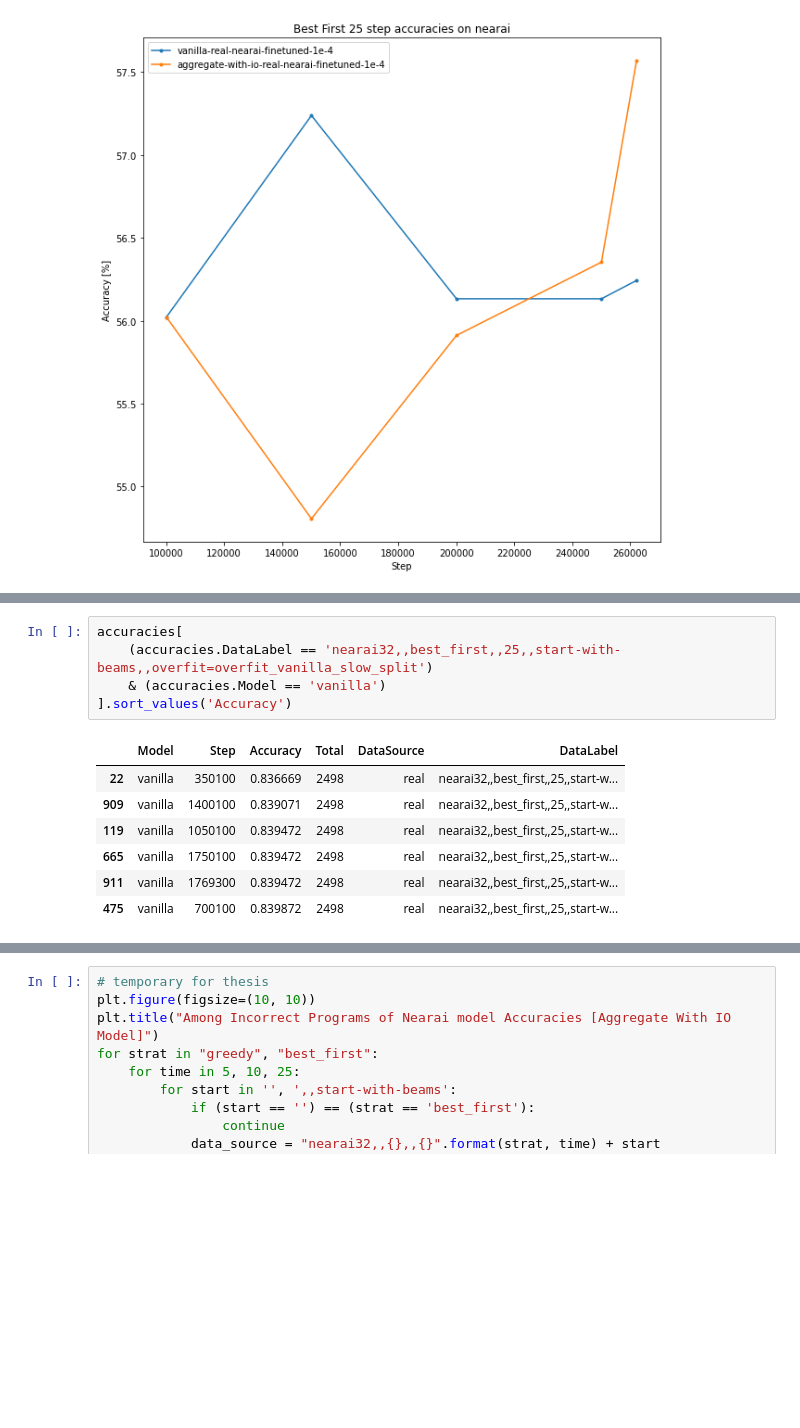
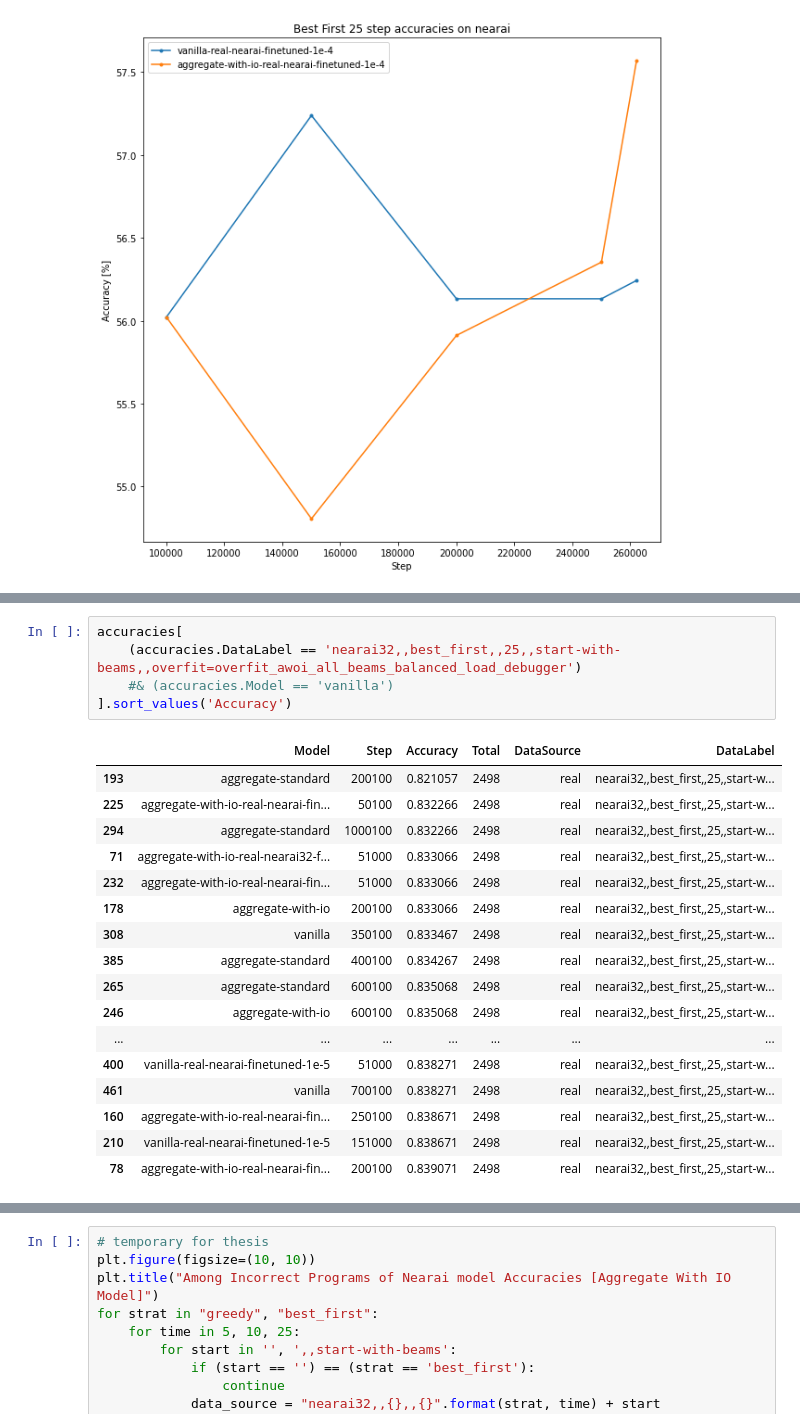
Before and after one commit to kavigupta/program_synthesis, a Jupyter notebook: notebooks/results.ipynb, the cells around one changed output, grey strips where cells are left out. Saved outputs shown, nothing was run; the diff lists cells and outputs as text; blank space fills up the shorter version.

```diff
--- a/notebooks/results.ipynb
+++ b/notebooks/results.ipynb
@@ -251,15 +231,25 @@ for model in model_labels:
 # %%
 accuracies[
-    (accuracies.DataLabel == 'nearai32,,best_first,,25,,start-with-beams,,overfit=overfit_vanilla_slow_split')
-    & (accuracies.Model == 'vanilla')
+    (accuracies.DataLabel == 'nearai32,,best_first,,25,,start-with-beams,,overfit=overfit_awoi_all_beams_balanced_load_debugger')
+    #& (accuracies.Model == 'vanilla')
 ].sort_values('Accuracy')
 # %% [output]
 |  | Model | Step | Accuracy | Total | DataSource | DataLabel |
-| 22 | vanilla | 350100 | 0.836669 | 2498 | real | nearai32,,best_first,,25,,start-w... |
-| 909 | vanilla | 1400100 | 0.839071 | 2498 | real | nearai32,,best_first,,25,,start-w... |
-| 119 | vanilla | 1050100 | 0.839472 | 2498 | real | nearai32,,best_first,,25,,start-w... |
-| 665 | vanilla | 1750100 | 0.839472 | 2498 | real | nearai32,,best_first,,25,,start-w... |
-| 911 | vanilla | 1769300 | 0.839472 | 2498 | real | nearai32,,best_first,,25,,start-w... |
-| 475 | vanilla | 700100 | 0.839872 | 2498 | real | nearai32,,best_first,,25,,start-w... |
+| 193 | aggregate-standard | 200100 | 0.821057 | 2498 | real | nearai32,,best_first,,25,,start-w... |
+| 225 | aggregate-with-io-real-nearai-fin... | 50100 | 0.832266 | 2498 | real | nearai32,,best_first,,25,,start-w... |
+| 294 | aggregate-standard | 1000100 | 0.832266 | 2498 | real | nearai32,,best_first,,25,,start-w... |
+| 71 | aggregate-with-io-real-nearai32-f... | 51000 | 0.833066 | 2498 | real | nearai32,,best_first,,25,,start-w... |
+| 232 | aggregate-with-io-real-nearai-fin... | 51000 | 0.833066 | 2498 | real | nearai32,,best_first,,25,,start-w... |
+| 178 | aggregate-with-io | 200100 | 0.833066 | 2498 | real | nearai32,,best_first,,25,,start-w... |
+| 308 | vanilla | 350100 | 0.833467 | 2498 | real | nearai32,,best_first,,25,,start-w... |
+| 385 | aggregate-standard | 400100 | 0.834267 | 2498 | real | nearai32,,best_first,,25,,start-w... |
+| 265 | aggregate-standard | 600100 | 0.835068 | 2498 | real | nearai32,,best_first,,25,,start-w... |
+| 246 | aggregate-with-io | 600100 | 0.835068 | 2498 | real | nearai32,,best_first,,25,,start-w... |
+| ... | ... | ... | ... | ... | ... | ... |
+| 400 | vanilla-real-nearai-finetuned-1e-5 | 51000 | 0.838271 | 2498 | real | nearai32,,best_first,,25,,start-w... |
+| 461 | vanilla | 700100 | 0.838271 | 2498 | real | nearai32,,best_first,,25,,start-w... |
+| 160 | aggregate-with-io-real-nearai-fin... | 250100 | 0.838671 | 2498 | real | nearai32,,best_first,,25,,start-w... |
+| 210 | vanilla-real-nearai-finetuned-1e-5 | 151000 | 0.838671 | 2498 | real | nearai32,,best_first,,25,,start-w... |
+| 78 | aggregate-with-io-real-nearai-fin... | 200100 | 0.839071 | 2498 | real | nearai32,,best_first,,25,,start-w... |
 # %%
 plt.figure(figsize=(10, 10))
```
Also changed, not shown: parts of 19 cells of this notebook, 1 other file.
